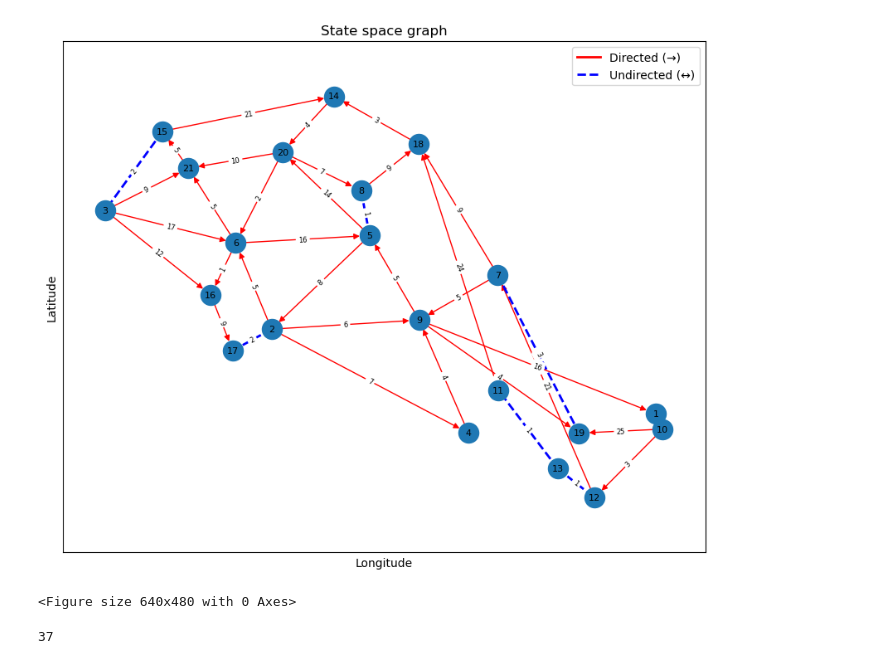
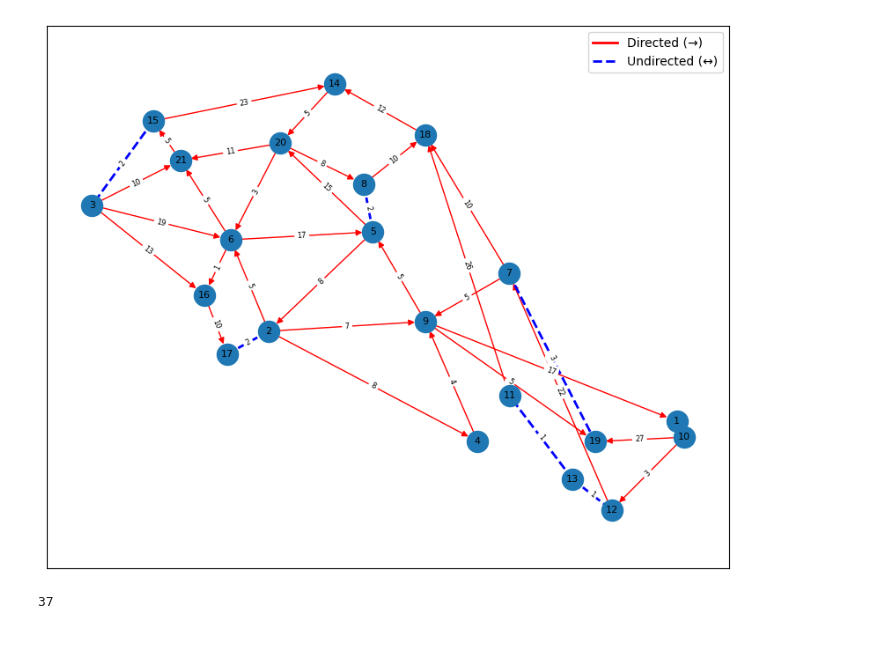
Before and after one commit to Trminh06-work/SIT215---Assignment-1, a Jupyter notebook: src/graph.ipynb, the cells around one changed output. Cells and saved outputs as stored; diff of their text form; code cells hidden in the pictures.

```diff
--- a/src/graph.ipynb
+++ b/src/graph.ipynb
@@ -8,7 +8,7 @@ from PIL import Image
 from landmarks_path import landmarks, paths
 # %%
 alpha = 2.3 # fuel cost per km
-beta = 0.5 # Time contribution coefficient
+beta = 4.6 # Time contribution coefficient
 # %%
 import networkx as nx
 import matplotlib.pyplot as plt
@@ -61,40 +61,38 @@ nx.draw_networkx_edges(
     style='dashed',
     width=2
 )
 
 
 # --- Draw network edges weight ---
 
 edge_labels_directed = nx.get_edge_attributes(G_directed, 'weight')
 edge_labels_undirected = nx.get_edge_attributes(G_undirected, 'weight')
 
 nx.draw_networkx_edge_labels(G_directed, pos, edge_labels=edge_labels_directed, font_size=6)
 nx.draw_networkx_edge_labels(G_undirected, pos, edge_labels=edge_labels_undirected, font_size=6)
 
 # Adjustment of graph visualisation
 x_vals = [lm["longitude"] for lm in landmarks]
 y_vals = [lm["latitude"] for lm in landmarks]
 
 margin = 0.002  # adjust this
 
 plt.xlim(min(x_vals) - margin, max(x_vals) + margin)
 plt.ylim(min(y_vals) - margin, max(y_vals) + margin)
 
-plt.xlabel("Longitude")
-plt.ylabel("Latitude")
-plt.title("State space graph")
+# plt.title("State space graph")
 legend_elements = [
     Line2D([0], [0], color='red', lw=2, label='Directed (→)'),
     Line2D([0], [0], color='blue', lw=2, linestyle='dashed', label='Undirected (↔)')
 ]
 
 plt.legend(handles=legend_elements, loc='upper right')
+
+plt.savefig("../Report/figures/state_space_graph.png", dpi=300, bbox_inches='tight')
+
 plt.show()
-
-plt.savefig("../Report/figures/state_space_graph")
 # %% [output]
-[figure, old version]
+[figure, new version]
-<Figure size 640x480 with 0 Axes>
 # %%
 len(paths)
 # %% [output]
```
Also changed, not shown: 1 other file.
